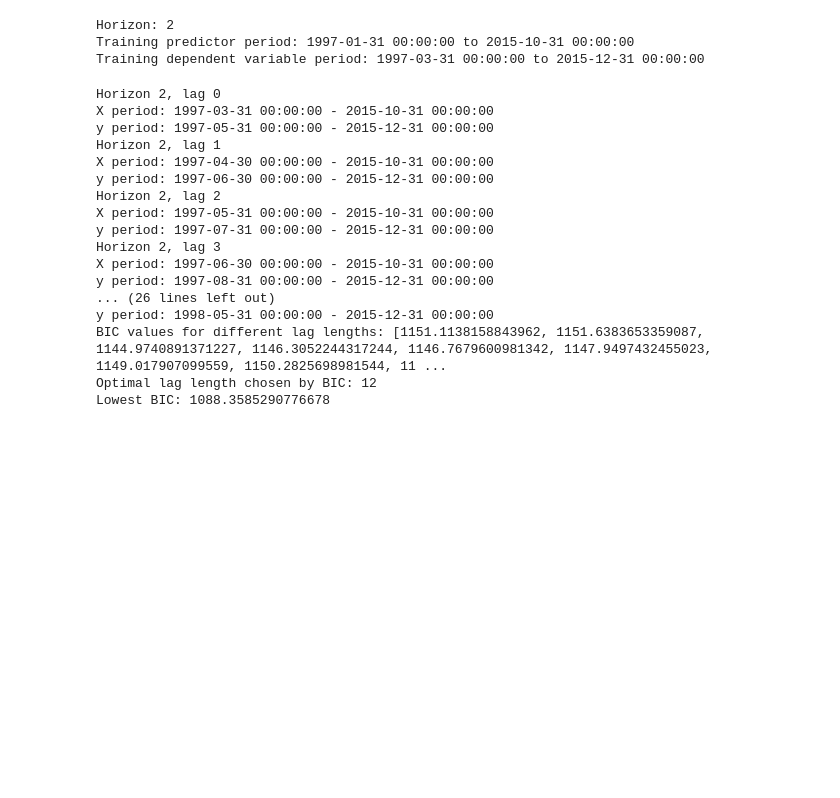
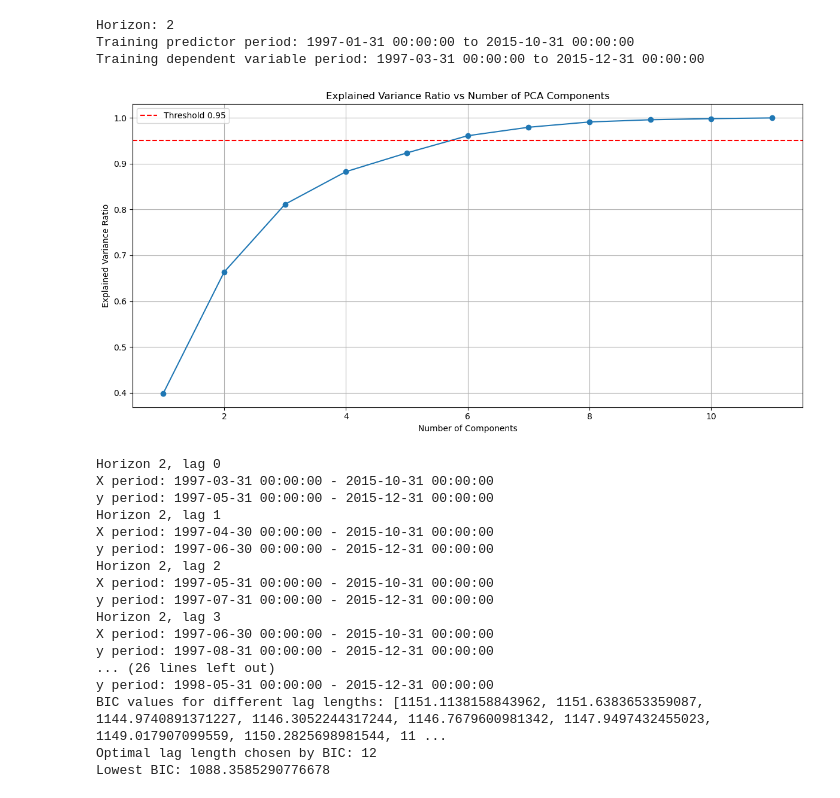
Before and after one commit to lamlam98765/thesis_code, a Jupyter notebook: main/3.1.PCR_Lags_checks.ipynb, the cells around one changed output. Saved outputs shown, nothing was run; the diff lists cells and outputs as text; code cells hidden in the pictures; blank space fills up the shorter version.

```diff
--- a/main/3.1.PCR_Lags_checks.ipynb
+++ b/main/3.1.PCR_Lags_checks.ipynb
@@ -210,7 +254,7 @@ Lowest BIC: 604.7408286013213
 # %% [markdown]
 # Energy:
 # %%
-hicp_all_path = 'data/preprocessed/hicp_yoy.csv'
+hicp_all_path = 'data/preprocessed/cpi_yoy.csv'
 hicp_class_path = 'data/HICP_COICOP10s.xlsx'
 
 cat_short = 'energy'
@@ -252,7 +292,7 @@ scaler = StandardScaler()
 X_train_scaled = scaler.fit_transform(X_train)
 
 # Define a range of n_components to explore
-n_components_range = range(1, cat_df.shape[1], 1)  # Adjust max components
+n_components_range = range(1, 12, 1)  # Adjust max components
 
 # Create an empty list to store explained variance ratios
 explained_variance = []
@@ -329,6 +369,46 @@ X_train, X_test, y_train, y_test = mine_g.split_train_test_set(X = cat_df, y = H
 Horizon: 2
 Training predictor period: 1997-01-31 00:00:00 to 2015-10-31 00:00:00
 Training dependent variable period: 1997-03-31 00:00:00 to 2015-12-31 00:00:00
+# %%
+# Scale the data
+scaler = StandardScaler()
+X_train_scaled = scaler.fit_transform(X_train)
+
+# Define a range of n_components to explore
+n_components_range = range(1, 12, 1)  # Adjust max components
+
+# Create an empty list to store explained variance ratios
+explained_variance = []
+
+# Loop through n_components values
+for n in n_components_range:
+    # Create a PCA object with the current n_components
+    pca = PCA(n_components=n)
+
+    # Fit the PCA model on the data
+    pca.fit(X_train_scaled)
+
+    # Get the explained variance ratio
+    explained_variance.append(pca.explained_variance_ratio_.sum())
+
+# Plot the explained variance ratio vs n_components
+plt.figure(figsize=(12, 6))
+plt.plot(n_components_range, explained_variance, marker='o', linestyle='-')
+plt.xlabel('Number of Components')
+plt.ylabel('Explained Variance Ratio')
+plt.title('Explained Variance Ratio vs Number of PCA Components')
+plt.grid(True)
+
+# Optional: Add a threshold line (e.g., 0.9) to visually identify an elbow point
+plt.axhline(y=0.95, color='r', linestyle='--', label='Threshold 0.95')
+
+plt.legend()
+
+# Show the plot
+plt.tight_layout()
+plt.show()
+# %% [output]
+[figure, added]
 # %%
 n_components = 3
 bic_values_h2 = []
```
Also changed, not shown: parts of 6 cells of this notebook, 8 other files.
